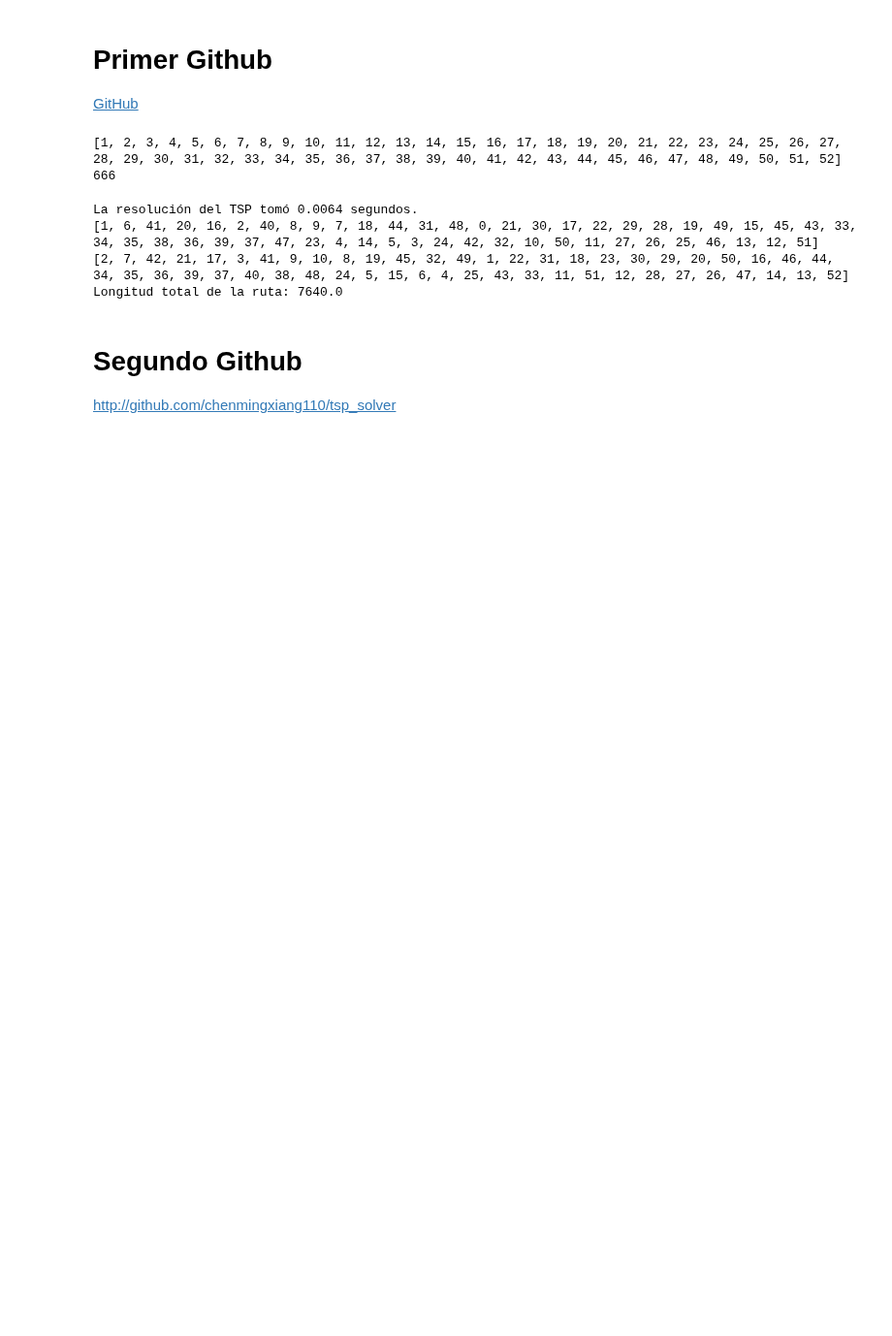
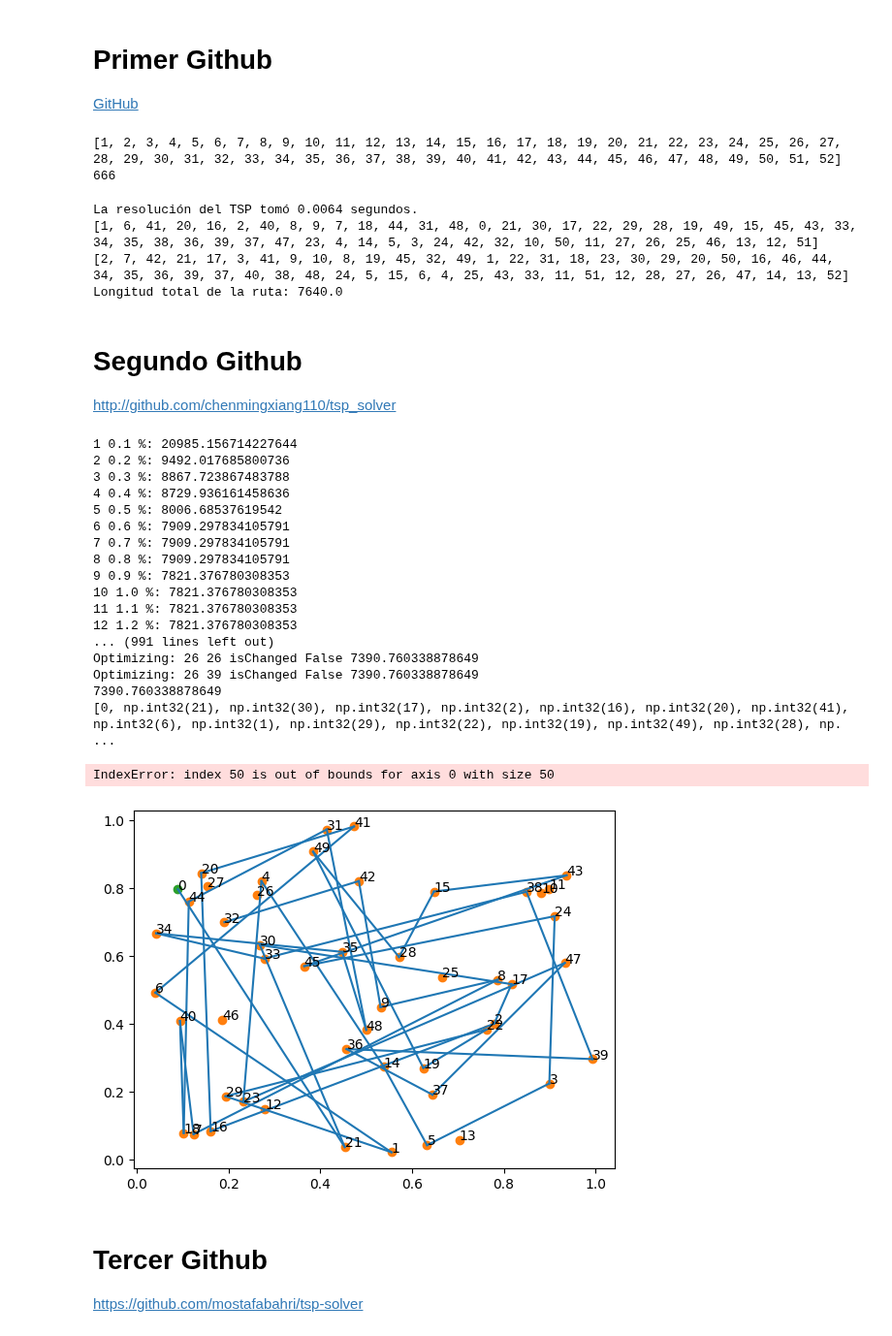
Before and after one commit to DrStone438/Optimizacion-TSP, a Jupyter notebook: Codigos con TSPLIB.ipynb, the cells around one changed output. Shown at 97% size. Cells and saved outputs as stored; diff of their text form; code cells hidden in the pictures; blank space fills up the shorter version.

```diff
--- a/Codigos con TSPLIB.ipynb
+++ b/Codigos con TSPLIB.ipynb
@@ -87,3 +87,45 @@ Longitud total de la ruta: 7640.0
 # Segundo Github
 
 http://github.com/chenmingxiang110/tsp_solver
+# %%
+import numpy as np
+from iter_solver import calculate_distance_matrix, auto_solver, plot_route
+
+# Randomize 50 points for testing
+coords = []
+for _ in range(50):
+    coords.append(np.random.random(2))
+coords = np.array(coords)
+
+# Calculate the distance matrix
+# distance_matrix = calculate_distance_matrix(coords)
+
+# Solve the TSP problem with ruin & recreate method
+d, r = auto_solver(dist_matrix, n_iter=1000, local_search_iter=100,
+                   init_route=None, back_to_origin=False, verbose_step=1)
+print(d)
+print(r)
+plot_route(coords, r)# da error por las coordenadas que no las e implementado
+# %% [output]
+1 0.1 %: 20985.156714227644
+2 0.2 %: 9492.017685800736
+3 0.3 %: 8867.723867483788
+4 0.4 %: 8729.936161458636
+5 0.5 %: 8006.68537619542
+6 0.6 %: 7909.297834105791
+7 0.7 %: 7909.297834105791
+8 0.8 %: 7909.297834105791
+9 0.9 %: 7821.376780308353
+10 1.0 %: 7821.376780308353
+11 1.1 %: 7821.376780308353
+12 1.2 %: 7821.376780308353
+... (991 lines left out)
+Optimizing: 26 26 isChanged False 7390.760338878649
+Optimizing: 26 39 isChanged False 7390.760338878649
+7390.760338878649
+[0, np.int32(21), np.int32(30), np.int32(17), np.int32(2), np.int32(16), np.int32(20), np.int32(41), np.int32(6), np.int32(1), np.int32(29), np.int32(22), np.int32(19), np.int32(49), np.int32(28), np. ...
+IndexError: index 50 is out of bounds for axis 0 with size 50
+[figure, added]
+# %% [markdown]
+# Tercer Github
+https://github.com/mostafabahri/tsp-solver
```
Also changed, not shown: parts of 4 cells of this notebook.
